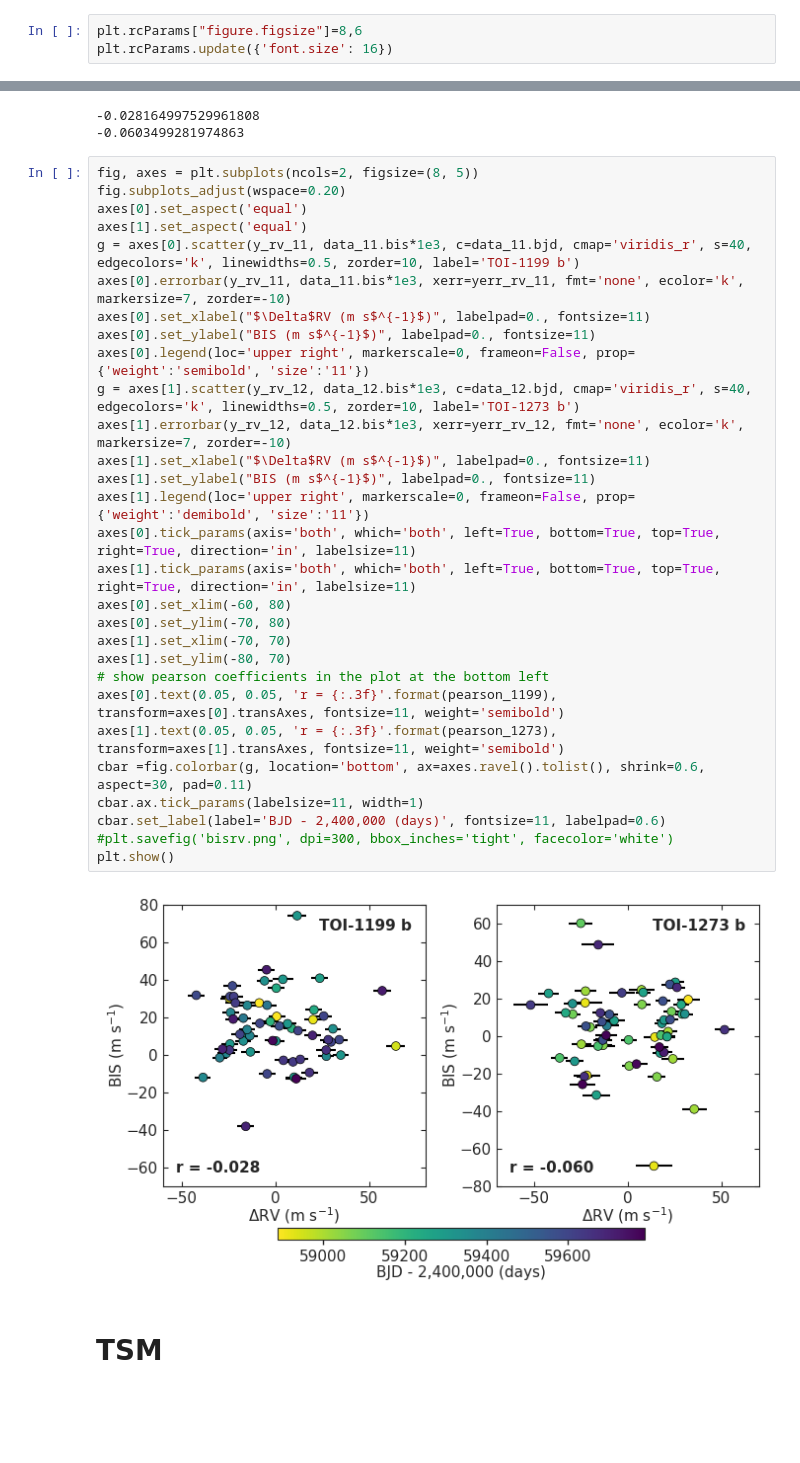
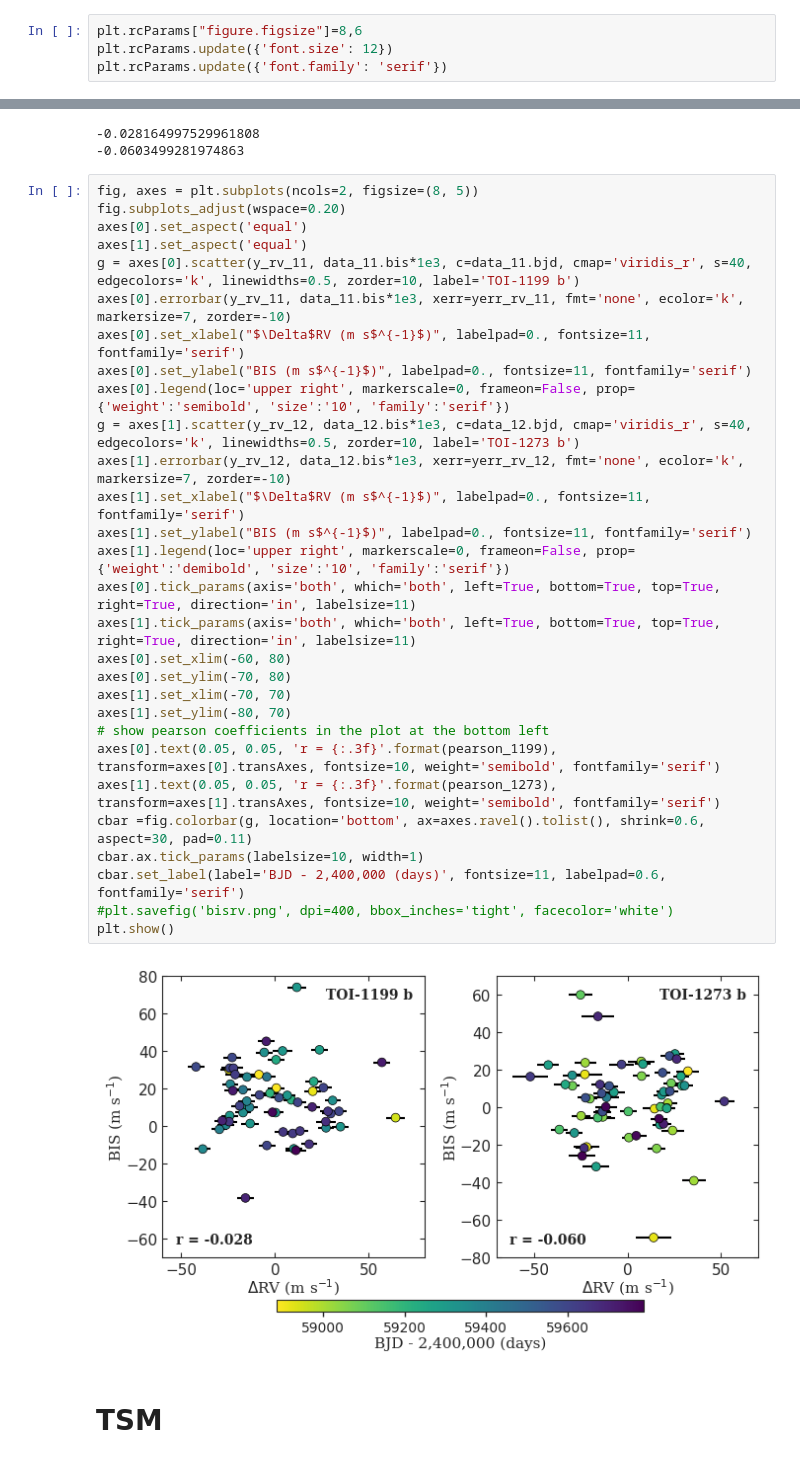
Before and after one commit to juanserrano90/toi1199-1273, a Jupyter notebook: figuras_caracterizacion.ipynb, the cells around one changed output, grey strips where cells are left out. Drawn from its saved outputs; the diff is of its cells as text; blank space fills up the shorter version.

```diff
--- a/figuras_caracterizacion.ipynb
+++ b/figuras_caracterizacion.ipynb
@@ -13,7 +13,8 @@ plt.rcParams.update(plt.rcParamsDefault)
 plt.style.use('seaborn-dark-palette')
 # %%
 plt.rcParams["figure.figsize"]=8,6
-plt.rcParams.update({'font.size': 16})
+plt.rcParams.update({'font.size': 12})
+plt.rcParams.update({'font.family': 'serif'})
 # %% [markdown]
 ## Datos
 # %%
@@ -338,34 +349,34 @@ print(pearson_1273)
 # %%
 fig, axes = plt.subplots(ncols=2, figsize=(8, 5))
 fig.subplots_adjust(wspace=0.20)
 axes[0].set_aspect('equal')
 axes[1].set_aspect('equal')
 g = axes[0].scatter(y_rv_11, data_11.bis*1e3, c=data_11.bjd, cmap='viridis_r', s=40, edgecolors='k', linewidths=0.5, zorder=10, label='TOI-1199 b')
 axes[0].errorbar(y_rv_11, data_11.bis*1e3, xerr=yerr_rv_11, fmt='none', ecolor='k', markersize=7, zorder=-10)
-axes[0].set_xlabel("$\Delta$RV (m s$^{-1}$)", labelpad=0., fontsize=11)
-axes[0].set_ylabel("BIS (m s$^{-1}$)", labelpad=0., fontsize=11)
-axes[0].legend(loc='upper right', markerscale=0, frameon=False, prop={'weight':'semibold', 'size':'11'})
+axes[0].set_xlabel("$\Delta$RV (m s$^{-1}$)", labelpad=0., fontsize=11, fontfamily='serif')
+axes[0].set_ylabel("BIS (m s$^{-1}$)", labelpad=0., fontsize=11, fontfamily='serif')
+axes[0].legend(loc='upper right', markerscale=0, frameon=False, prop={'weight':'semibold', 'size':'10', 'family':'serif'})
 g = axes[1].scatter(y_rv_12, data_12.bis*1e3, c=data_12.bjd, cmap='viridis_r', s=40, edgecolors='k', linewidths=0.5, zorder=10, label='TOI-1273 b')
 axes[1].errorbar(y_rv_12, data_12.bis*1e3, xerr=yerr_rv_12, fmt='none', ecolor='k', markersize=7, zorder=-10)
-axes[1].set_xlabel("$\Delta$RV (m s$^{-1}$)", labelpad=0., fontsize=11)
-axes[1].set_ylabel("BIS (m s$^{-1}$)", labelpad=0., fontsize=11)
-axes[1].legend(loc='upper right', markerscale=0, frameon=False, prop={'weight':'demibold', 'size':'11'})
+axes[1].set_xlabel("$\Delta$RV (m s$^{-1}$)", labelpad=0., fontsize=11, fontfamily='serif')
+axes[1].set_ylabel("BIS (m s$^{-1}$)", labelpad=0., fontsize=11, fontfamily='serif')
+axes[1].legend(loc='upper right', markerscale=0, frameon=False, prop={'weight':'demibold', 'size':'10', 'family':'serif'})
 axes[0].tick_params(axis='both', which='both', left=True, bottom=True, top=True, right=True, direction='in', labelsize=11)
 axes[1].tick_params(axis='both', which='both', left=True, bottom=True, top=True, right=True, direction='in', labelsize=11)
 axes[0].set_xlim(-60, 80)
 axes[0].set_ylim(-70, 80)
 axes[1].set_xlim(-70, 70)
 axes[1].set_ylim(-80, 70)
 # show pearson coefficients in the plot at the bottom left
-axes[0].text(0.05, 0.05, 'r = {:.3f}'.format(pearson_1199), transform=axes[0].transAxes, fontsize=11, weight='semibold')
-axes[1].text(0.05, 0.05, 'r = {:.3f}'.format(pearson_1273), transform=axes[1].transAxes, fontsize=11, weight='semibold')
+axes[0].text(0.05, 0.05, 'r = {:.3f}'.format(pearson_1199), transform=axes[0].transAxes, fontsize=10, weight='semibold', fontfamily='serif')
+axes[1].text(0.05, 0.05, 'r = {:.3f}'.format(pearson_1273), transform=axes[1].transAxes, fontsize=10, weight='semibold', fontfamily='serif')
 cbar =fig.colorbar(g, location='bottom', ax=axes.ravel().tolist(), shrink=0.6, aspect=30, pad=0.11)
-cbar.ax.tick_params(labelsize=11, width=1)
-cbar.set_label(label='BJD - 2,400,000 (days)', fontsize=11, labelpad=0.6)
-#plt.savefig('bisrv.png', dpi=300, bbox_inches='tight', facecolor='white')
+cbar.ax.tick_params(labelsize=10, width=1)
+cbar.set_label(label='BJD - 2,400,000 (days)', fontsize=11, labelpad=0.6, fontfamily='serif')
+#plt.savefig('bisrv.png', dpi=400, bbox_inches='tight', facecolor='white')
 plt.show()
 # %% [output]
-[figure, old version]
+[figure, new version]
 # %% [markdown]
 # TSM
 # %%
```
Also changed, not shown: parts of 34 cells of this notebook, 30 other files.
